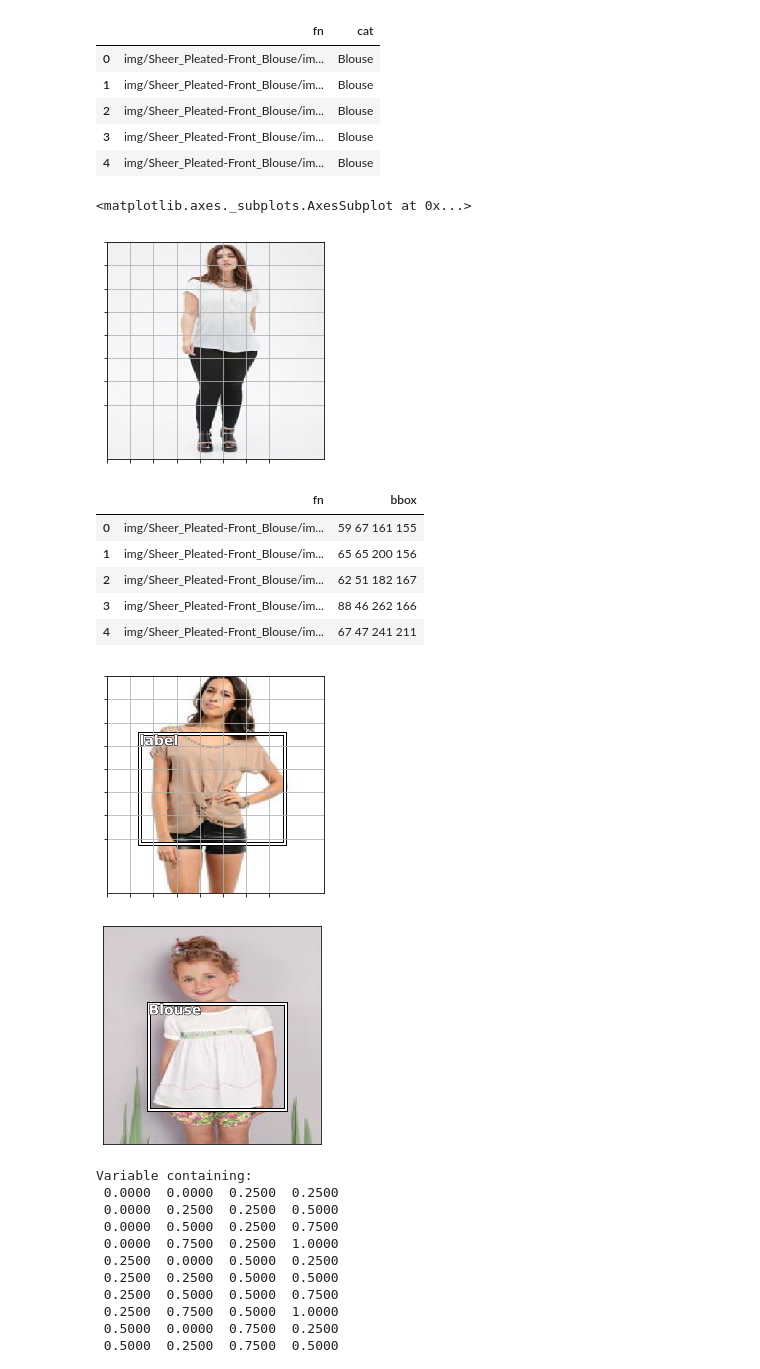
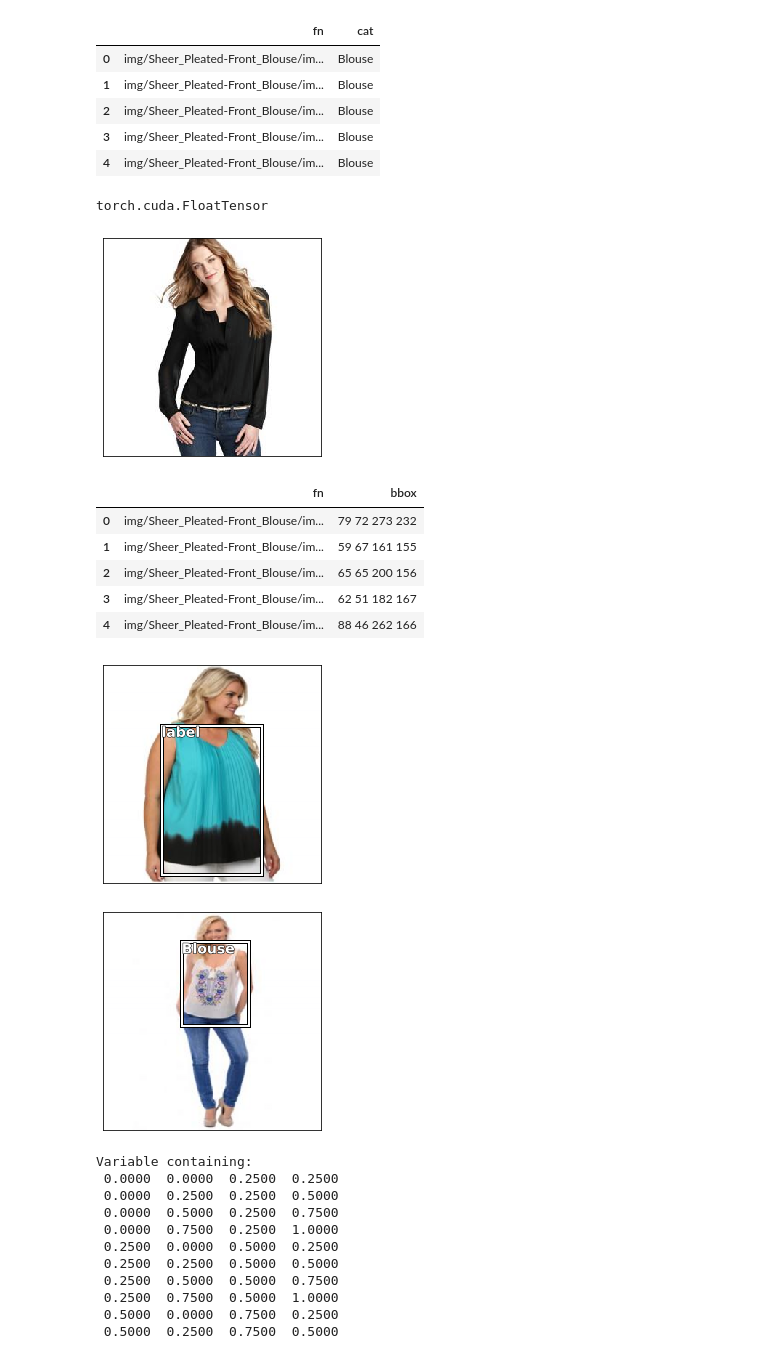
Before and after one commit to VaniOFX/Stylify, a Jupyter notebook: Stylify.ipynb, the cells around one changed output. Drawn from its saved outputs; the diff is of its cells as text; code cells hidden in the pictures.

Commit message:
added the first trained model

```diff
--- a/Stylify.ipynb
+++ b/Stylify.ipynb
@@ -10,6 +11,6 @@ from fastai.dataset import *
 from PIL import ImageDraw, ImageFont
 from matplotlib import patches, patheffects
 # %%
-PATH = Path("../../Stylify")
+PATH = Path("data")
 list(PATH.iterdir())
 # %% [output]
@@ -181,14 +182,15 @@ f_model = resnet34
 sz=300
 bs=32
 # %%
-tfms = tfms_from_model(f_model, sz, aug_tfms=transforms_side_on, crop_type=CropType.NO)
+tfms = tfms_from_model(f_model, sz, crop_type=CropType.NO)
 md_cat = ImageClassifierData.from_csv(PATH, "", CSV, tfms=tfms)
 # %%
 x, y = next(iter(md_cat.val_dl))
 show_img(md_cat.val_ds.denorm(to_np(x[0]))[0])
+type(x)
 # %% [output]
-<matplotlib.axes._subplots.AxesSubplot at 0x...>
+torch.cuda.FloatTensor
-[figure, old version]
+[figure, new version]
 # %%
 bb = [np.concatenate([p[0] for p in image_ann[o]]) for o in file_indexes]
 bbs = [" ".join(str(p) for p in o) for o in bb]
@@ -199,11 +201,11 @@ regress_bbox_df.to_csv(BB_CSV, index=False)
 regress_bbox_df.head()
 # %% [output]
 |  | fn | bbox |
-| 0 | img/Sheer_Pleated-Front_Blouse/im... | 59 67 161 155 |
-| 1 | img/Sheer_Pleated-Front_Blouse/im... | 65 65 200 156 |
-| 2 | img/Sheer_Pleated-Front_Blouse/im... | 62 51 182 167 |
-| 3 | img/Sheer_Pleated-Front_Blouse/im... | 88 46 262 166 |
-| 4 | img/Sheer_Pleated-Front_Blouse/im... | 67 47 241 211 |
+| 0 | img/Sheer_Pleated-Front_Blouse/im... | 79 72 273 232 |
+| 1 | img/Sheer_Pleated-Front_Blouse/im... | 59 67 161 155 |
+| 2 | img/Sheer_Pleated-Front_Blouse/im... | 65 65 200 156 |
+| 3 | img/Sheer_Pleated-Front_Blouse/im... | 62 51 182 167 |
+| 4 | img/Sheer_Pleated-Front_Blouse/im... | 88 46 262 166 |
 # %%
 tfms = tfms_from_model(f_model, sz, crop_type=CropType.NO, tfm_y=TfmType.COORD)
 md = ImageClassifierData.from_csv(PATH, "", BB_CSV, tfms=tfms, continuous=True)
@@ -215,7 +217,7 @@ ax = show_img(ima)
 draw_rect(ax, b)
 draw_text(ax, b[:2], 'label')
 # %% [output]
-[figure, old version]
+[figure, new version]
 # %%
 class ConcatLblDataset(Dataset):
     def __init__(self, ds, y2): self.ds,self.y2 = ds,y2
@@ -239,4 +241,4 @@ ax = show_img(ima)
 draw_rect(ax, b)
 draw_text(ax, b[:2], md_cat.classes[y[1][62]])
 # %% [output]
-[figure, old version]
+[figure, new version]
```
Also changed, not shown: parts of 21 cells of this notebook, 1 other file.
